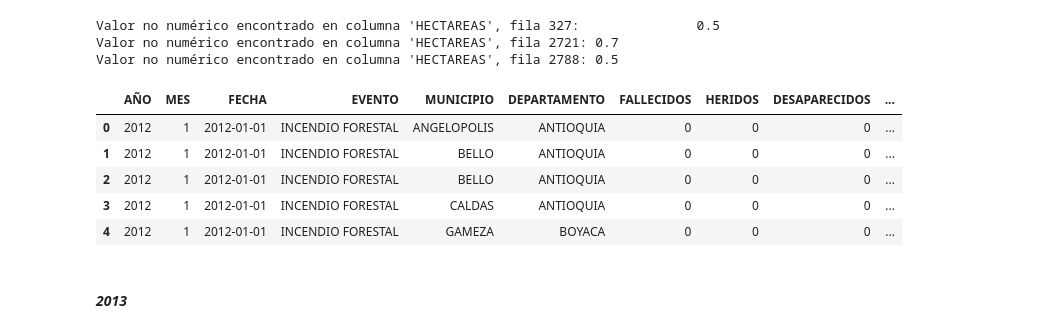
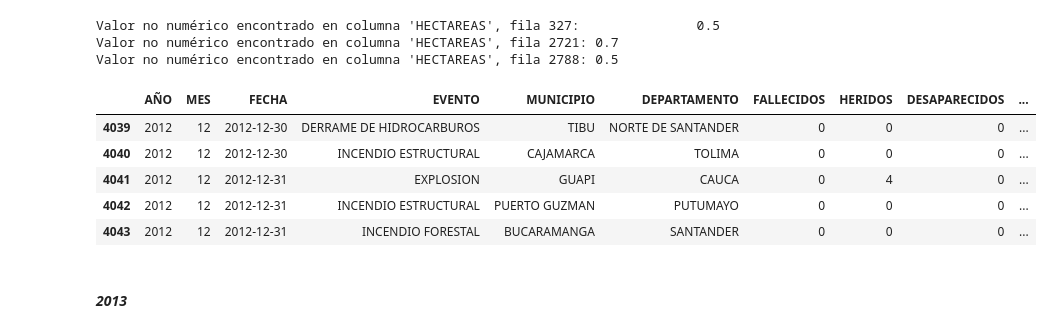
Before and after one commit to JuanRuizIng/Pacific-Data-Analytics, a Jupyter notebook: Emergencias/Notebooks/emergenciasExcel_limpieza.ipynb, the cells around one changed output. Saved outputs shown, nothing was run; the diff lists cells and outputs as text; code cells hidden in the pictures.

```diff
--- a/Emergencias/Notebooks/emergenciasExcel_limpieza.ipynb
+++ b/Emergencias/Notebooks/emergenciasExcel_limpieza.ipynb
@@ -211,16 +228,16 @@ valores_hectareas = {327: 0.5, 2721: 0.7, 2788: 0.5}
 for index, value in valores_hectareas.items():
     df_2012.at[index, 'HECTAREAS'] = value
 # %%
-df_2012.head()
-# df_2012.tail()
+# df_2012.head()
+df_2012.tail()
 # df_2012["EVENTO"].unique()
 # %% [output]
 |  | AÑO | MES | FECHA | EVENTO | MUNICIPIO | DEPARTAMENTO | FALLECIDOS | HERIDOS | DESAPARECIDOS | ... |
-| 0 | 2012 | 1 | 2012-01-01 | INCENDIO FORESTAL | ANGELOPOLIS | ANTIOQUIA | 0 | 0 | 0 | ... |
-| 1 | 2012 | 1 | 2012-01-01 | INCENDIO FORESTAL | BELLO | ANTIOQUIA | 0 | 0 | 0 | ... |
-| 2 | 2012 | 1 | 2012-01-01 | INCENDIO FORESTAL | BELLO | ANTIOQUIA | 0 | 0 | 0 | ... |
-| 3 | 2012 | 1 | 2012-01-01 | INCENDIO FORESTAL | CALDAS | ANTIOQUIA | 0 | 0 | 0 | ... |
-| 4 | 2012 | 1 | 2012-01-01 | INCENDIO FORESTAL | GAMEZA | BOYACA | 0 | 0 | 0 | ... |
+| 4039 | 2012 | 12 | 2012-12-30 | DERRAME DE HIDROCARBUROS | TIBU | NORTE DE SANTANDER | 0 | 0 | 0 | ... |
+| 4040 | 2012 | 12 | 2012-12-30 | INCENDIO ESTRUCTURAL | CAJAMARCA | TOLIMA | 0 | 0 | 0 | ... |
+| 4041 | 2012 | 12 | 2012-12-31 | EXPLOSION | GUAPI | CAUCA | 0 | 4 | 0 | ... |
+| 4042 | 2012 | 12 | 2012-12-31 | INCENDIO ESTRUCTURAL | PUERTO GUZMAN | PUTUMAYO | 0 | 0 | 0 | ... |
+| 4043 | 2012 | 12 | 2012-12-31 | INCENDIO FORESTAL | BUCARAMANGA | SANTANDER | 0 | 0 | 0 | ... |
 # %% [markdown]
 #### ***2013***
 # %%
```
Also changed, not shown: parts of 13 cells of this notebook, 1 other file.
